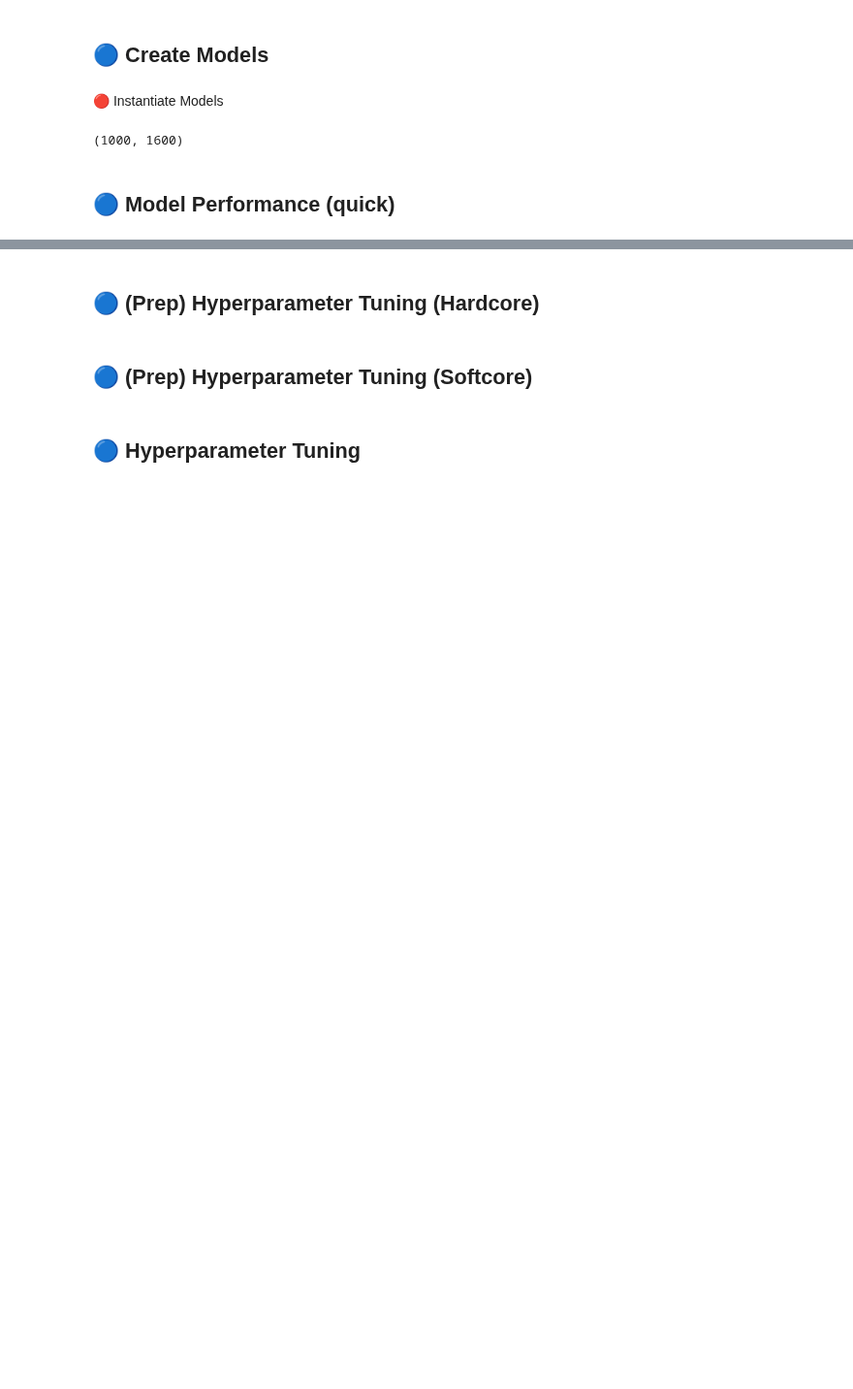
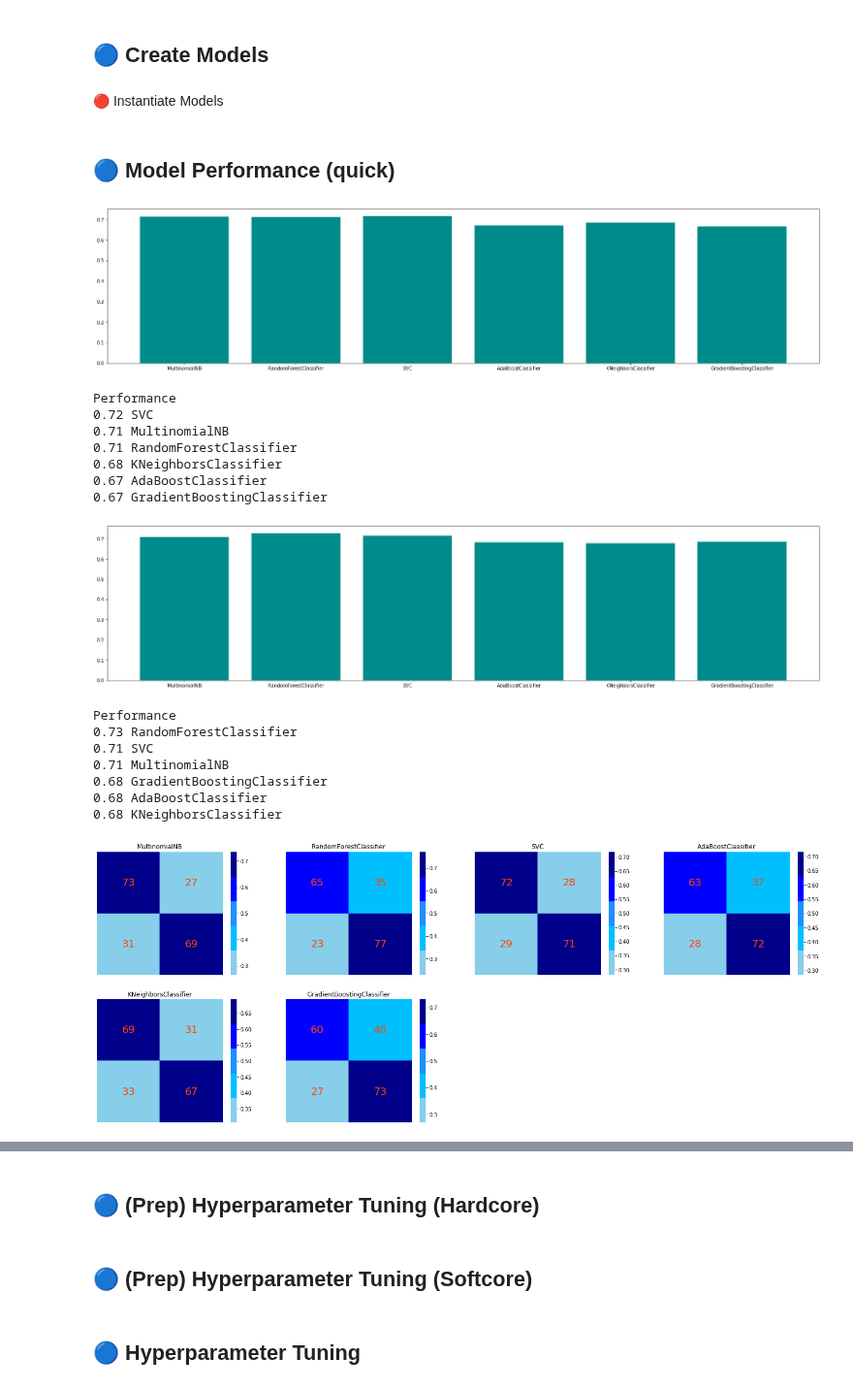
Before and after one commit to johngeorgousis/jet-classifier, a Jupyter notebook: 3SKLEARN.ipynb, the cells around one changed output, grey strips where cells are left out. Shown at 97% size. Cells and saved outputs as stored; diff of their text form; code cells hidden in the pictures; blank space fills up the shorter version.

```diff
--- a/3SKLEARN.ipynb
+++ b/3SKLEARN.ipynb
@@ -52,7 +40,3 @@ proba = clf.predict_proba(X)
-# %%
-train_examples[:1000].shape
-# %% [output]
-(1000, 1600)
 # %%
 import sklearn.discriminant_analysis
 random.seed(42)
@@ -77,0 +64,24 @@ for model in models:
+# %%
+# Compare f1 score
+compare_accuracy(models, test_examples, test_labels)
+compare_f1(models, test_examples, test_labels)
+
+cmx_sklearn(models, test_examples, test_labels, dim=4)
+# %% [output]
+[figure, added]
+Performance
+0.72 SVC
+0.71 MultinomialNB
+0.71 RandomForestClassifier
+0.68 KNeighborsClassifier
+0.67 AdaBoostClassifier
+0.67 GradientBoostingClassifier
+[figure, added]
+Performance
+0.73 RandomForestClassifier
+0.71 SVC
+0.71 MultinomialNB
+0.68 GradientBoostingClassifier
+0.68 AdaBoostClassifier
+0.68 KNeighborsClassifier
+[figure, added]
```
Also changed, not shown: parts of 14 cells of this notebook, 11 other files.
